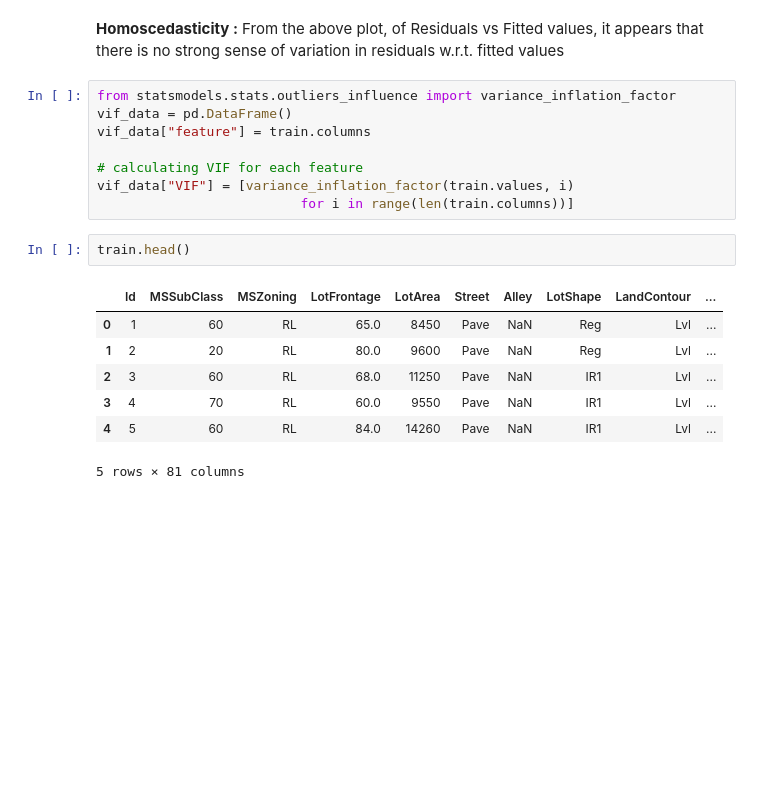
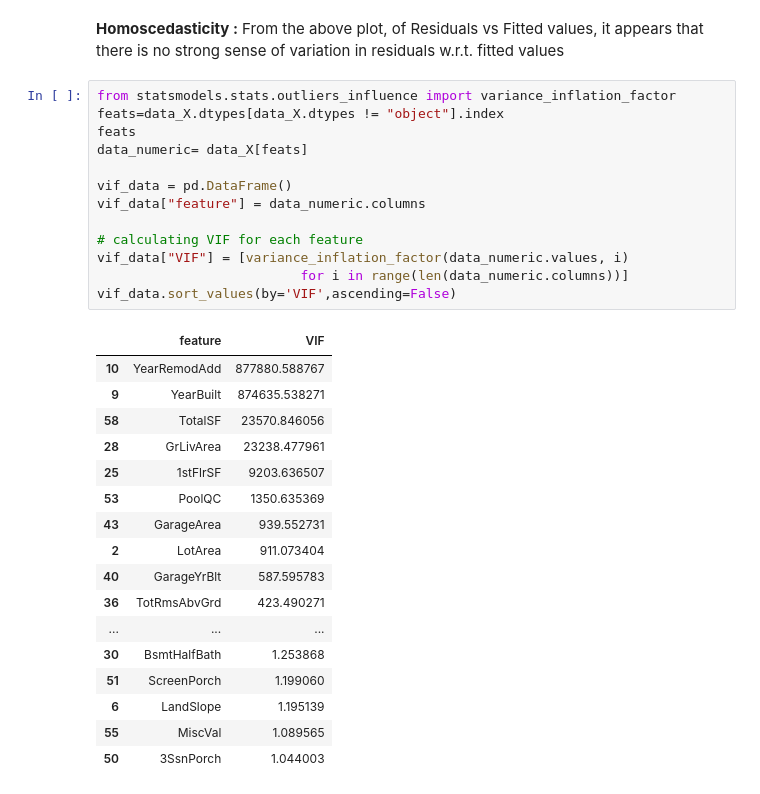
Before and after one commit to tilakmallikarjun/tilakmallikarjun, a Jupyter notebook: eda-notebook.ipynb, the cells around one changed output. Drawn from its saved outputs; the diff is of its cells as text; blank space fills up the shorter version.

```diff
--- a/eda-notebook.ipynb
+++ b/eda-notebook.ipynb
@@ -742,19 +771,32 @@ plt.show()
  From the above plot, of Residuals vs Fitted values, it appears that there is no strong sense of variation in residuals w.r.t. fitted values
 # %%
 from statsmodels.stats.outliers_influence import variance_inflation_factor
+feats=data_X.dtypes[data_X.dtypes != "object"].index
+feats
+data_numeric= data_X[feats]
+
 vif_data = pd.DataFrame()
-vif_data["feature"] = train.columns
+vif_data["feature"] = data_numeric.columns
 
 # calculating VIF for each feature
-vif_data["VIF"] = [variance_inflation_factor(train.values, i)
-                          for i in range(len(train.columns))]
+vif_data["VIF"] = [variance_inflation_factor(data_numeric.values, i)
+                          for i in range(len(data_numeric.columns))]
+vif_data.sort_values(by='VIF',ascending=False)
+# %% [output]
+|  | feature | VIF |
+| 10 | YearRemodAdd | 877880.588767 |
+| 9 | YearBuilt | 874635.538271 |
+| 58 | TotalSF | 23570.846056 |
+| 28 | GrLivArea | 23238.477961 |
+| 25 | 1stFlrSF | 9203.636507 |
+| 53 | PoolQC | 1350.635369 |
+| 43 | GarageArea | 939.552731 |
+| 2 | LotArea | 911.073404 |
+| 40 | GarageYrBlt | 587.595783 |
+| 36 | TotRmsAbvGrd | 423.490271 |
+| ... | ... | ... |
+| 30 | BsmtHalfBath | 1.253868 |
+| 51 | ScreenPorch | 1.199060 |
+| 6 | LandSlope | 1.195139 |
+| 55 | MiscVal | 1.089565 |
+| 50 | 3SsnPorch | 1.044003 |
-# %%
-train.head()
-# %% [output]
-|  | Id | MSSubClass | MSZoning | LotFrontage | LotArea | Street | Alley | LotShape | LandContour | ... |
-| 0 | 1 | 60 | RL | 65.0 | 8450 | Pave | NaN | Reg | Lvl | ... |
-| 1 | 2 | 20 | RL | 80.0 | 9600 | Pave | NaN | Reg | Lvl | ... |
-| 2 | 3 | 60 | RL | 68.0 | 11250 | Pave | NaN | IR1 | Lvl | ... |
-| 3 | 4 | 70 | RL | 60.0 | 9550 | Pave | NaN | IR1 | Lvl | ... |
-| 4 | 5 | 60 | RL | 84.0 | 14260 | Pave | NaN | IR1 | Lvl | ... |
-5 rows × 81 columns
```
Also changed, not shown: parts of 24 cells of this notebook.
